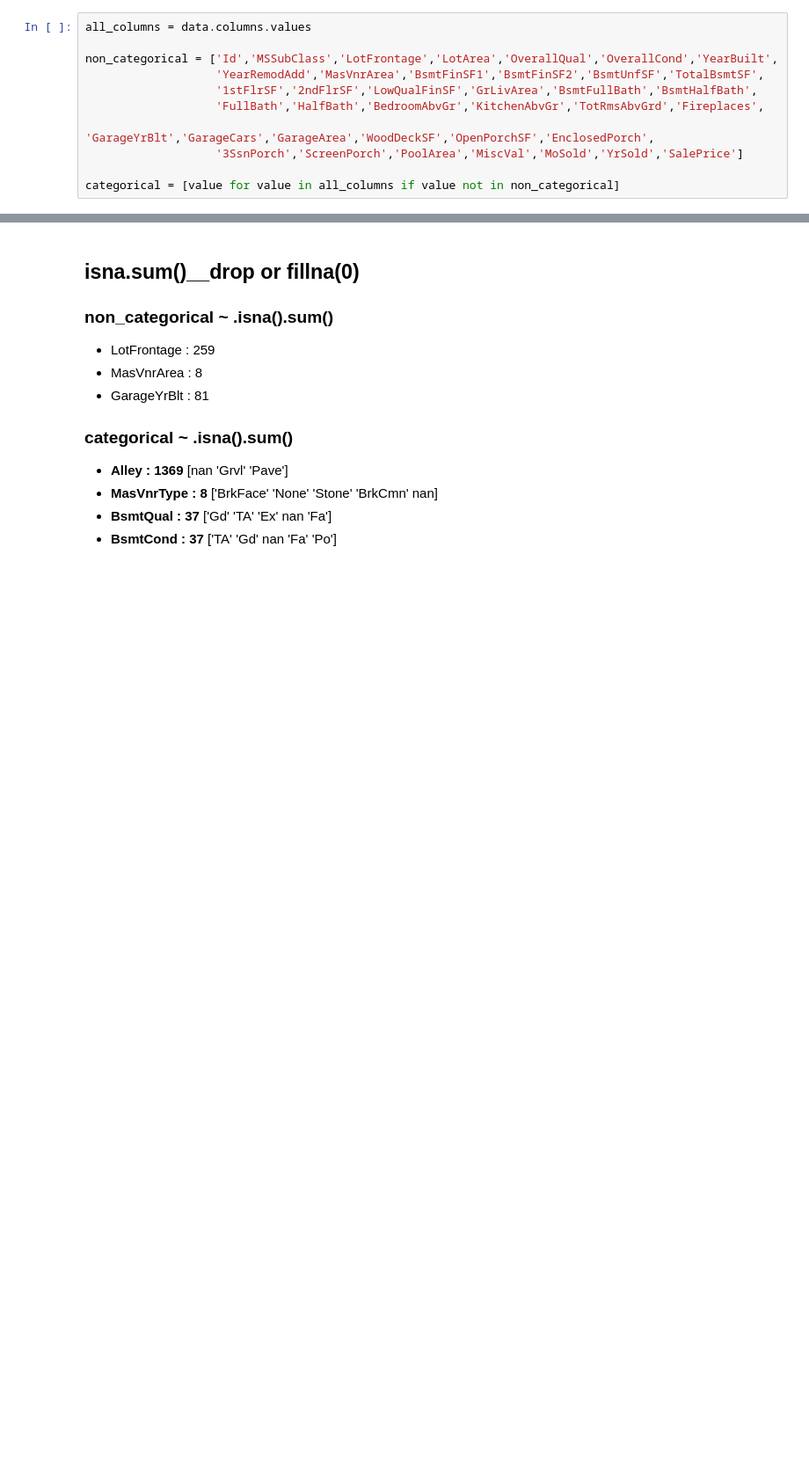
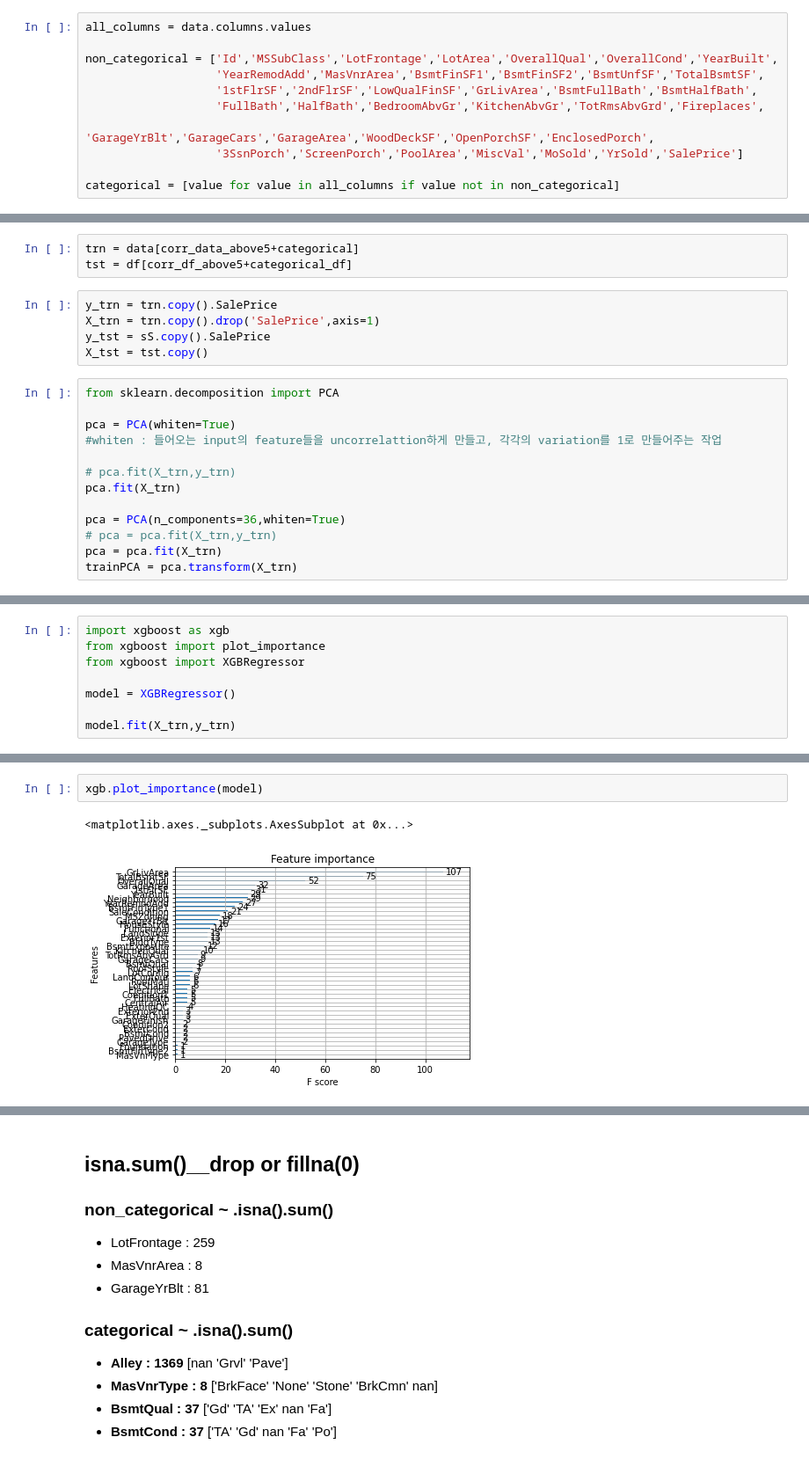
Before and after one commit to AshbeeKim/Kaggle_Task, a Jupyter notebook: HousePrices.ipynb, the cells around one changed output, grey strips where cells are left out. Shown at 88% size. Drawn from its saved outputs; the diff is of its cells as text; blank space fills up the shorter version.

```diff
--- a/HousePrices.ipynb
+++ b/HousePrices.ipynb
@@ -424,0 +548,21 @@ SaleCondition : ['Normal' 'Abnorml' 'Partial' 'AdjLand' 'Alloca' 'Family']
+# %%
+trn = data[corr_data_above5+categorical]
+tst = df[corr_df_above5+categorical_df]
+# %%
+y_trn = trn.copy().SalePrice
+X_trn = trn.copy().drop('SalePrice',axis=1)
+y_tst = sS.copy().SalePrice
+X_tst = tst.copy()
+# %%
+from sklearn.decomposition import PCA
+
+pca = PCA(whiten=True)
+#whiten : 들어오는 input의 feature들을 uncorrelattion하게 만들고, 각각의 variation를 1로 만들어주는 작업
+
+# pca.fit(X_trn,y_trn)
+pca.fit(X_trn)
+
+pca = PCA(n_components=36,whiten=True)
+# pca = pca.fit(X_trn,y_trn)
+pca = pca.fit(X_trn)
+trainPCA = pca.transform(X_trn)
@@ -424,0 +579,8 @@ SaleCondition : ['Normal' 'Abnorml' 'Partial' 'AdjLand' 'Alloca' 'Family']
+# %%
+import xgboost as xgb
+from xgboost import plot_importance
+from xgboost import XGBRegressor
+
+model = XGBRegressor()
+
+model.fit(X_trn,y_trn)
@@ -424,0 +641,5 @@ SaleCondition : ['Normal' 'Abnorml' 'Partial' 'AdjLand' 'Alloca' 'Family']
+# %%
+xgb.plot_importance(model)
+# %% [output]
+<matplotlib.axes._subplots.AxesSubplot at 0x...>
+[figure, added]
```
Also changed, not shown: parts of 65 cells of this notebook.
